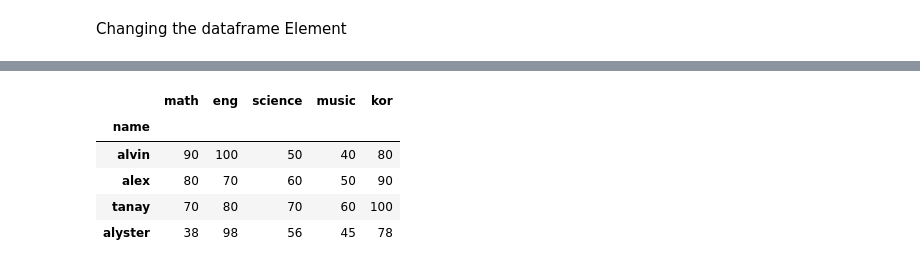
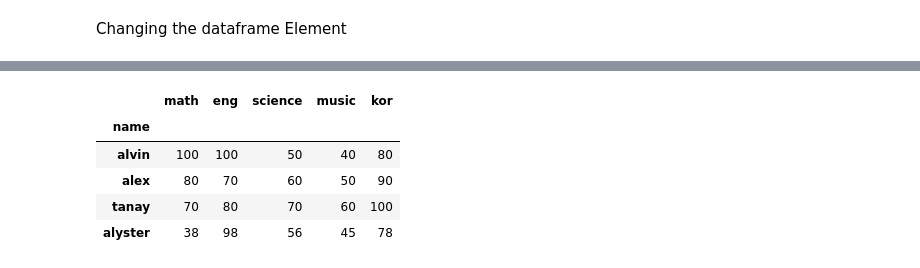
Before and after one commit to AlysterBenedict/AIML, a Jupyter notebook: Pandas/pandas.ipynb, the cells around one changed output, grey strips where cells are left out. Drawn from its saved outputs; the diff is of its cells as text; code cells hidden in the pictures.

```diff
--- a/Pandas/pandas.ipynb
+++ b/Pandas/pandas.ipynb
@@ -839,9 +847,10 @@ df.iloc[0,1]=100
-# %%
-df
-# %% [output]
-|  | math | eng | science | music | kor |
-| name |  |  |  |  |  |
-| alvin | 90 | 100 | 50 | 40 | 80 |
-| alex | 80 | 70 | 60 | 50 | 90 |
-| tanay | 70 | 80 | 70 | 60 | 100 |
-| alyster | 38 | 98 | 56 | 45 | 78 |
+# %%
+df.loc['alvin','math']=100
+df
+# %% [output]
+|  | math | eng | science | music | kor |
+| name |  |  |  |  |  |
+| alvin | 100 | 100 | 50 | 40 | 80 |
+| alex | 80 | 70 | 60 | 50 | 90 |
+| tanay | 70 | 80 | 70 | 60 | 100 |
+| alyster | 38 | 98 | 56 | 45 | 78 |
```
Also changed, not shown: parts of 5 cells of this notebook.
